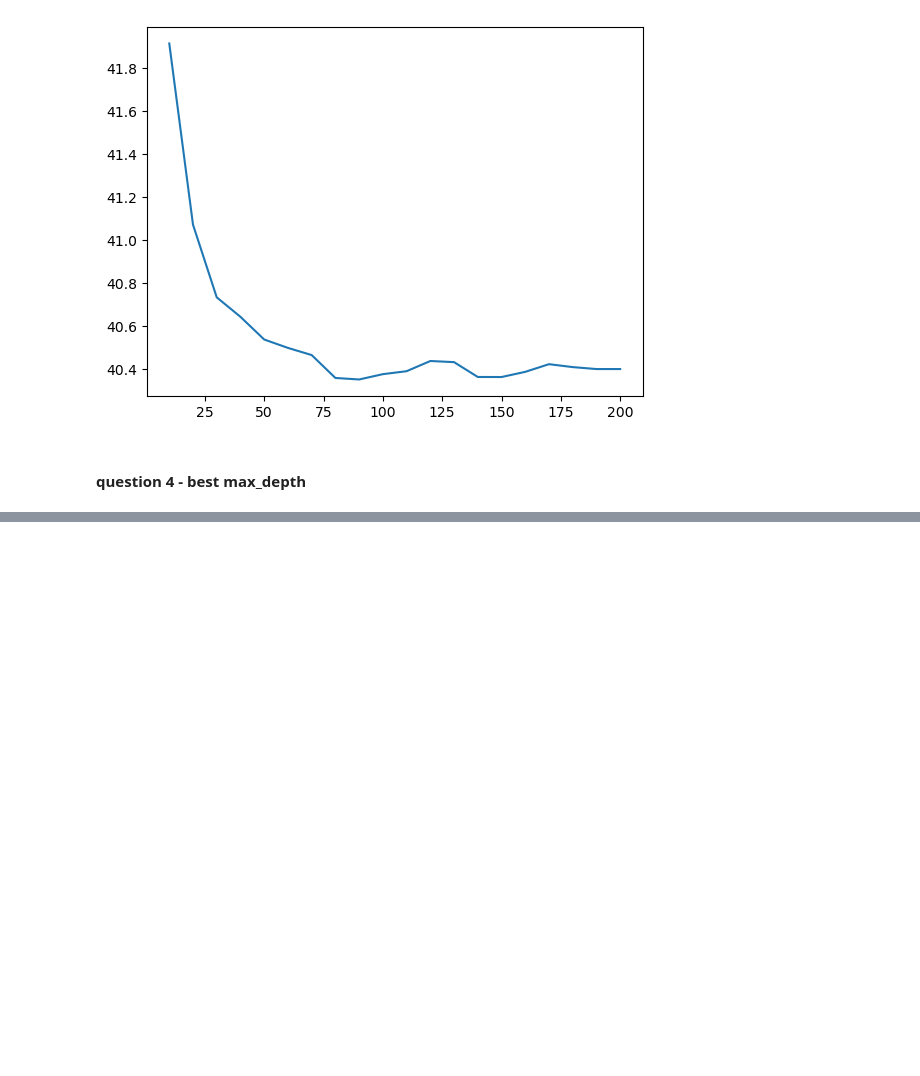
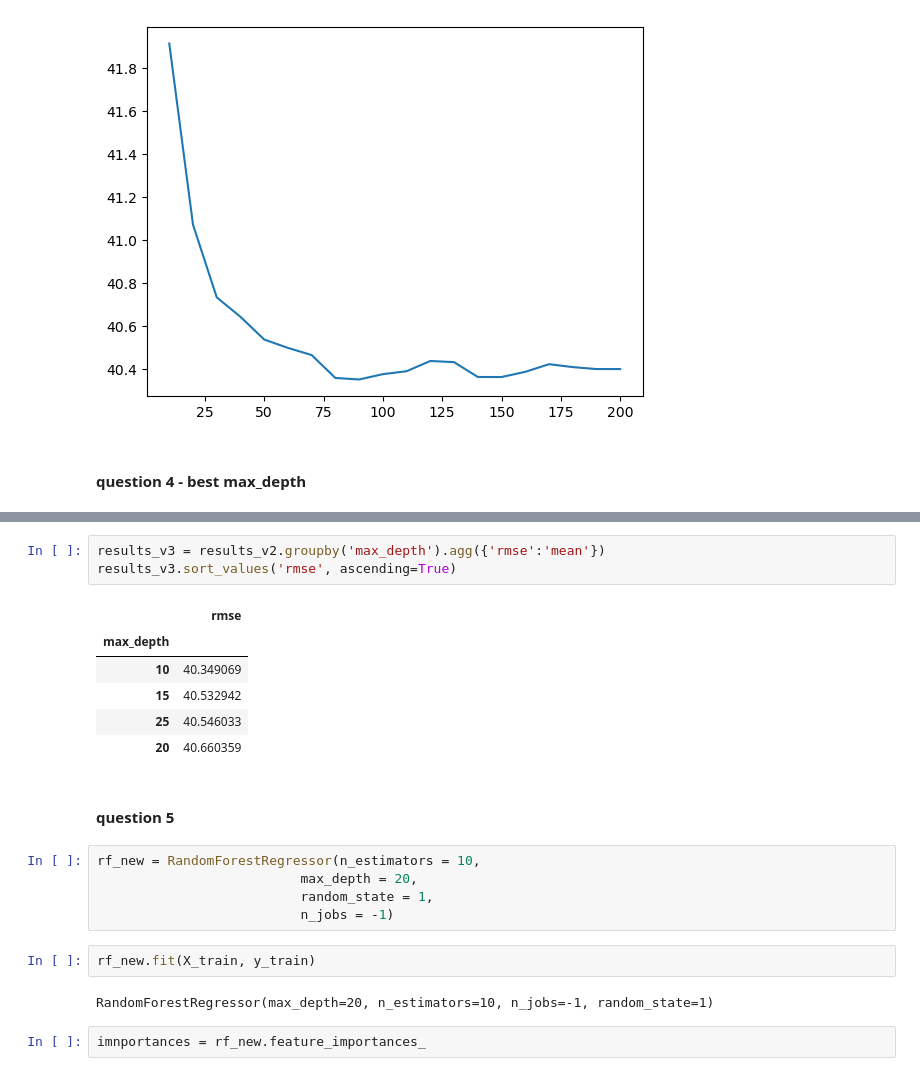
Before and after one commit to BestAnalystNA/machine-learning-zoomcamp, a Jupyter notebook: cohorts/2024/06-trees/baNA-HWsolution-6Nov2024.ipynb, the cells around one changed output, grey strips where cells are left out. Saved outputs shown, nothing was run; the diff lists cells and outputs as text; blank space fills up the shorter version.

```diff
--- a/cohorts/2024/06-trees/baNA-HWsolution-6Nov2024.ipynb
+++ b/cohorts/2024/06-trees/baNA-HWsolution-6Nov2024.ipynb
@@ -175,0 +214,23 @@ plt.plot(results.n_estimators, results.rmse)
+# %%
+results_v3 = results_v2.groupby('max_depth').agg({'rmse':'mean'})
+results_v3.sort_values('rmse', ascending=True)
+# %% [output]
+|  | rmse |
+| max_depth |  |
+| 10 | 40.349069 |
+| 15 | 40.532942 |
+| 25 | 40.546033 |
+| 20 | 40.660359 |
+# %% [markdown]
+#### question 5
+# %%
+rf_new = RandomForestRegressor(n_estimators = 10,
+                          max_depth = 20,
+                          random_state = 1,
+                          n_jobs = -1)
+# %%
+rf_new.fit(X_train, y_train)
+# %% [output]
+RandomForestRegressor(max_depth=20, n_estimators=10, n_jobs=-1, random_state=1)
+# %%
+imnportances = rf_new.feature_importances_
```
Also changed, not shown: parts of 3 cells of this notebook.
